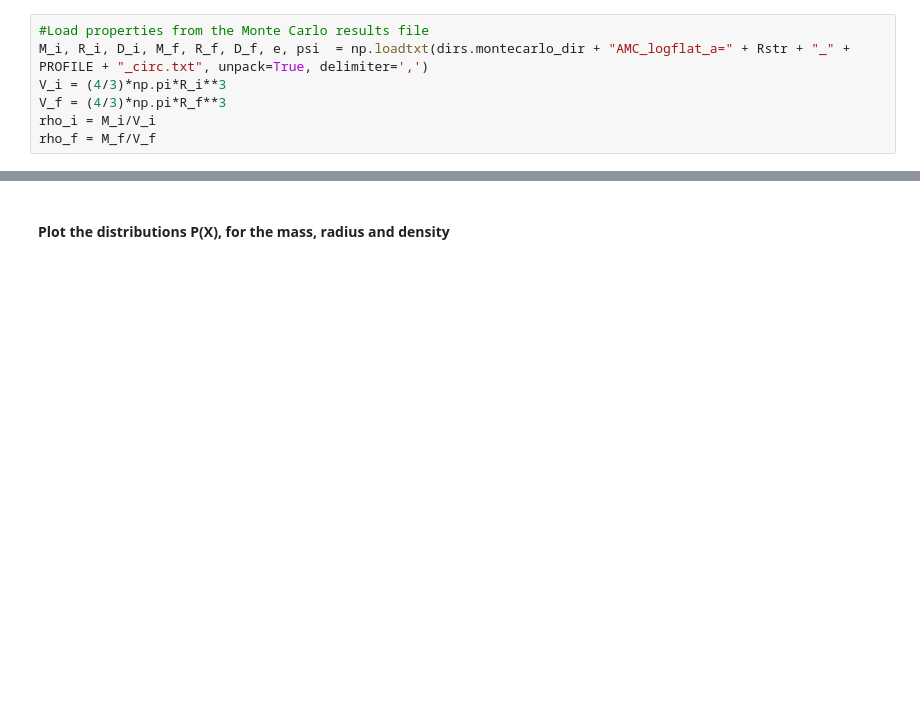
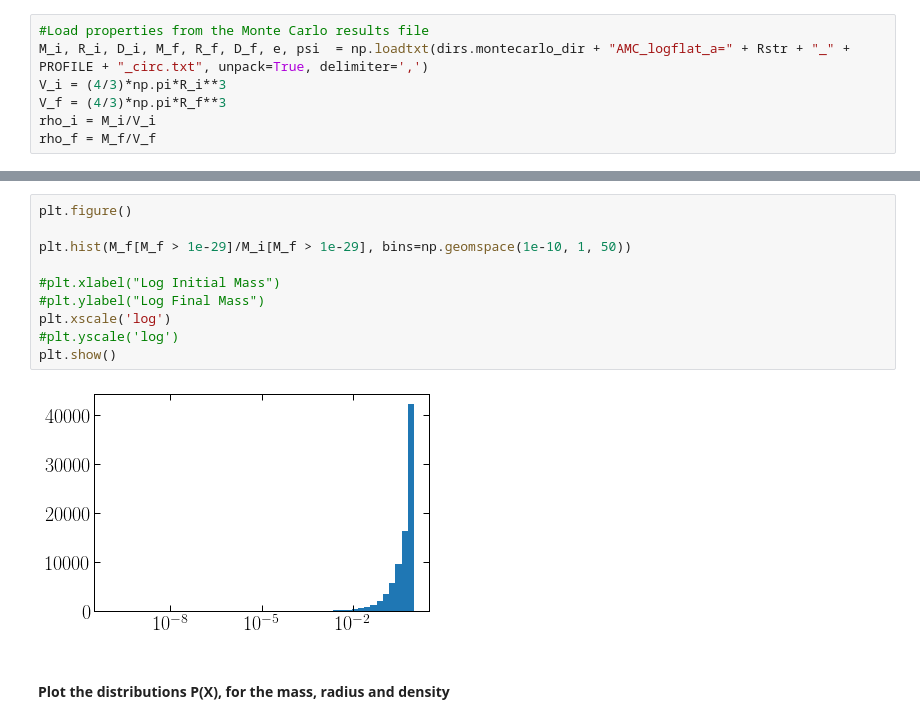
Before and after one commit to bradkav/axion-miniclusters, a Jupyter notebook: code/plotting/MonteCarloAnalysis.ipynb, the cells around one changed output, grey strips where cells are left out. Saved outputs shown, nothing was run; the diff lists cells and outputs as text; blank space fills up the shorter version.

```diff
--- a/code/plotting/MonteCarloAnalysis.ipynb
+++ b/code/plotting/MonteCarloAnalysis.ipynb
@@ -109,3 +138,15 @@ Survival probability: 0.96606
+# %%
+plt.figure()
+
+plt.hist(M_f[M_f > 1e-29]/M_i[M_f > 1e-29], bins=np.geomspace(1e-10, 1, 50))
+
+#plt.xlabel("Log Initial Mass")
+#plt.ylabel("Log Final Mass")
+plt.xscale('log')
+#plt.yscale('log')
+plt.show()
+# %% [output]
+[figure, added]
 # %% [markdown]
 #### Plot the distributions P(X), for the mass, radius and density
 # %%
```
Also changed, not shown: parts of 8 cells of this notebook, 26 other files.
